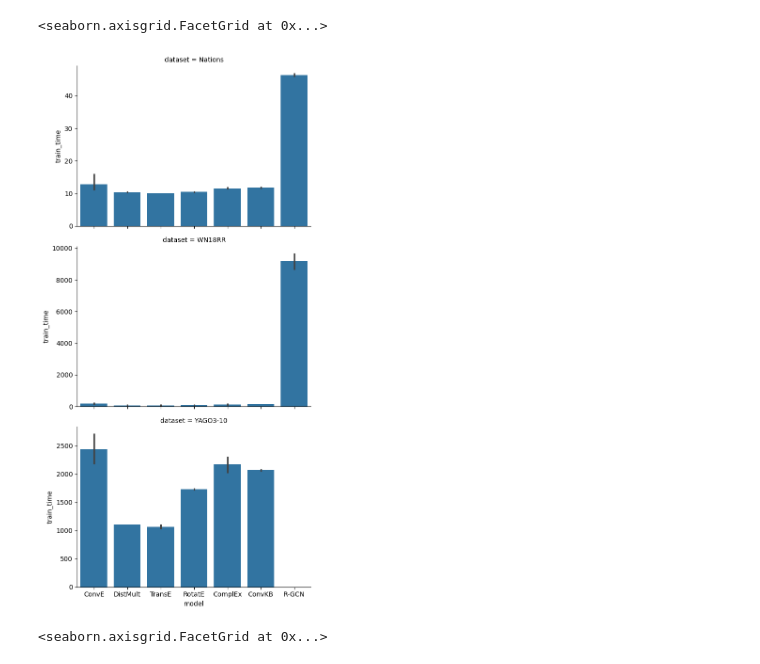
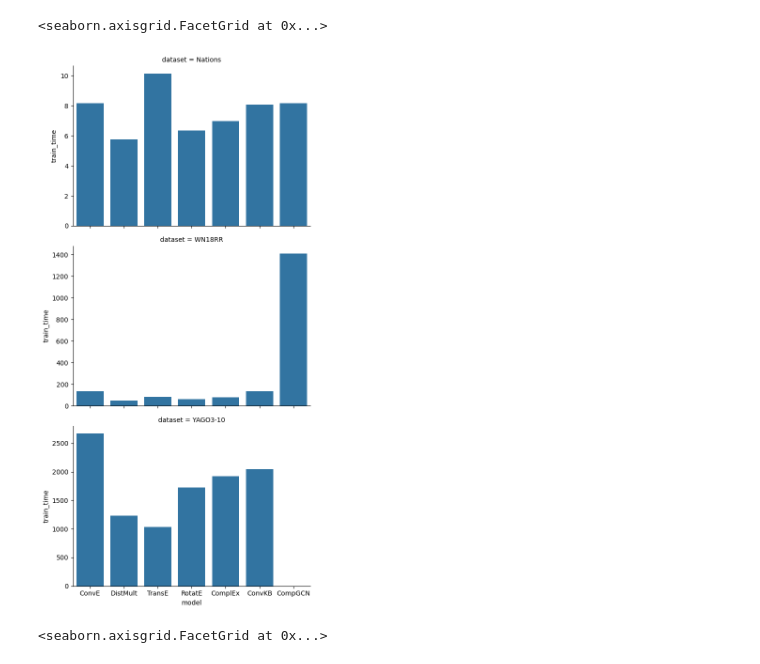
Before and after one commit to grkremer/perf_2026-1, a Jupyter notebook: plotting.ipynb, the cells around one changed output. Drawn from its saved outputs; the diff is of its cells as text; code cells hidden in the pictures.

```diff
--- a/plotting.ipynb
+++ b/plotting.ipynb
@@ -33,5 +33,5 @@ sns.barplot(data_ram, x=data_ram.index, y='gpu_mem_peak_MB', hue='dataset', )
 # %%
-data = pd.concat([pd.read_csv('results/results_v11.csv'),pd.read_csv('results/results_v12.csv'), pd.read_csv('results/results_v13.csv')], ignore_index=True)
+data = pd.concat([pd.read_csv('results/results_v14.csv')], ignore_index=True)
 data
 # %% [output]
 |  | model | dataset | seed | epochs | train_time | eval_time | inference_time | mrr | hits@1 | hits@3 | ... |
@@ -50,10 +54,10 @@ data
 # %%
-order = ["ConvE","DistMult","TransE","RotatE","ComplEx","ConvKB","R-GCN"]
+order = ["ConvE","DistMult","TransE","RotatE","ComplEx","ConvKB","CompGCN"]
 g = sns.FacetGrid(data = data, row='dataset', sharey=False, height=4, aspect=1.5)
 g.map(sns.barplot, "model", "train_time", order=order)
 # %% [output]
 <seaborn.axisgrid.FacetGrid at 0x...>
-[figure, old version]
+[figure, new version]
 # %%
 g = sns.FacetGrid(data = data, row='dataset', sharey=False, height=4, aspect=1.5)
 g.map(sns.barplot, "model", "eval_time", order=order, color='orange')
```
Also changed, not shown: parts of 3 cells of this notebook, 2 other files.
